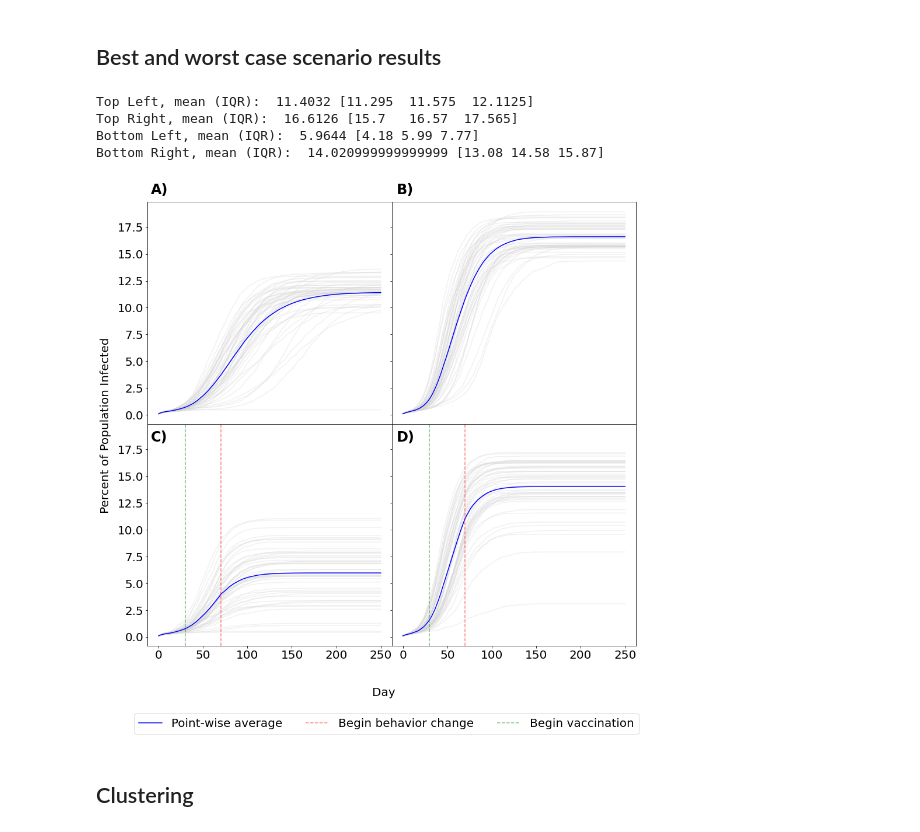
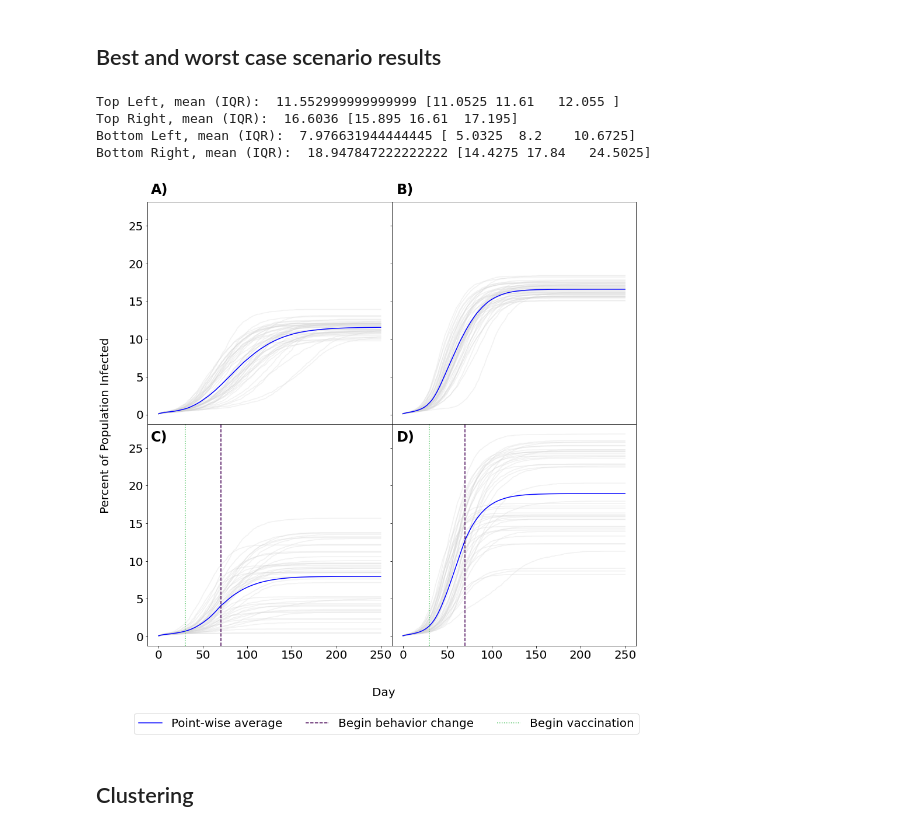
Before and after one commit to onnela-lab/mpox-model, a Jupyter notebook: Supplement Code/supplement_figures.ipynb, the cells around one changed output. Saved outputs shown, nothing was run; the diff lists cells and outputs as text; code cells hidden in the pictures.

```diff
--- a/Supplement Code/supplement_figures.ipynb
+++ b/Supplement Code/supplement_figures.ipynb
@@ -467,3 +460,9 @@ worst_2_mean = np.mean(worst2_1, axis = 0)[2:]
+# %%
+best_0_mean = np.mean(best0, axis = 0)[6:]
+worst_0_mean = np.mean(worst0, axis = 0)[6:]
+
+best_2_mean = np.mean(best2, axis = 0)[6:]
+worst_2_mean = np.mean(worst2, axis = 0)[6:]
 # %%
 ## Compare intervention on best/worst case scenarios
 
@@ -478,52 +477,52 @@ fig.text(0.05, 0.5, 'Percent of Population Infected', va='center', rotation='ver
 ax_list = [ax1, ax2, ax3, ax4]
 df_list = [best_0_mean, worst_0_mean, best_2_mean, worst_2_mean]
 
-for i in range(len(best0_1[:,0])):
-    ax1.plot(x, best0_1[i,2:]/div_by, color = 'lightgray', alpha = 0.3)
-    ax2.plot(x, worst0_1[i,2:]/div_by, color = 'lightgray', alpha = 0.3)
-    ax3.plot(x, best2_1[i,2:]/div_by, color = 'lightgray', alpha = 0.3)
-    ax4.plot(x, worst2_1[i,2:]/div_by, color = 'lightgray', alpha = 0.3)
+for i in range(len(best0[6:,0])):
+    ax1.plot(x, best0[i,6:]/div_by, color = 'lightgray', alpha = 0.3)
+    ax2.plot(x, worst0[i,6:]/div_by, color = 'lightgray', alpha = 0.3)
+    ax3.plot(x, best2[i,6:]/div_by, color = 'lightgray', alpha = 0.3)
+    ax4.plot(x, worst2[i,6:]/div_by, color = 'lightgray', alpha = 0.3)
 
 ax1.plot(x, best_0_mean/div_by, color = 'blue')
 ax2.plot(x, worst_0_mean/div_by, color = 'blue')
 ax3.plot(x, best_2_mean/div_by, color = 'blue')
 ax4.plot(x, worst_2_mean/div_by, color = 'blue', label = "Point-wise average")
 
 for ax in [ax3, ax4]:
-    ax.axvline(x = 70, color = "red", alpha = 0.5, linestyle = "dashed", label = "Begin behavior change")
+    ax.axvline(x = 70, color = "#440154FF", alpha = 1, linestyle = "dashed", label = "Begin behavior change")
 
 for ax in [ax3, ax4]:
-    ax.axvline(x = 30, color = 'green', alpha = 0.5, linestyle = "dashed", label = "Begin vaccination")
+    ax.axvline(x = 30, color = '#55C667FF', alpha = 1, linestyle = "dotted", label = "Begin vaccination")
 
 
 # Shrink current axis by 20%
 box = ax4.get_position()
 
 # Put a legend below the current axis
 ax4.legend(loc='center left', bbox_to_anchor=(-1.08, -0.35), ncol = 3)
 
 fig.text(0.13, 0.9, 'A)', va='center', fontweight = 'bold', fontsize = 24)
 fig.text(0.52, 0.9, 'B)', va='center', fontweight = 'bold', fontsize = 24)
 fig.text(0.13, 0.48, 'C)', va='center', fontweight = 'bold', fontsize = 24)
 fig.text(0.52, 0.48, 'D)', va='center', fontweight = 'bold', fontsize = 24)
 
 # Put a legend to the right of the current axis
-#plt.savefig('cumul_inf_base_beh_both_quar2.pdf', dpi=600, bbox_inches = "tight")
+plt.savefig('cumul_inf_base_beh_both_quar2.pdf', dpi=600, bbox_inches = "tight")
 
 # Print out results to put in text
-print("Top Left, mean (IQR): ", best_0_mean[-1]/div_by, np.percentile(best0_1[:,-1]/div_by, [25, 50, 75]))
-print("Top Right, mean (IQR): ", worst_0_mean[-1]/div_by, np.percentile(worst0_1[:,-1]/div_by, [25, 50, 75]))
+print("Top Left, mean (IQR): ", best_0_mean[-1]/div_by, np.percentile(best0[:,-1]/div_by, [25, 50, 75]))
+print("Top Right, mean (IQR): ", worst_0_mean[-1]/div_by, np.percentile(worst0[:,-1]/div_by, [25, 50, 75]))
 # Print out results to put in text
-print("Bottom Left, mean (IQR): ", best_2_mean[-1]/div_by, np.percentile(best2_1[:,-1]/div_by, [25, 50, 75]))
-print("Bottom Right, mean (IQR): ", worst_2_mean[-1]/div_by, np.percentile(worst2_1[:,-1]/div_by, [25, 50, 75]))
+print("Bottom Left, mean (IQR): ", best_2_mean[-1]/div_by, np.percentile(best2[:,-1]/div_by, [25, 50, 75]))
+print("Bottom Right, mean (IQR): ", worst_2_mean[-1]/div_by, np.percentile(worst2[:,-1]/div_by, [25, 50, 75]))
 
 plt.savefig('bestworst_scenarios.pdf', dpi=600, bbox_inches = "tight")
 # %% [output]
-Top Left, mean (IQR):  11.4032 [11.295  11.575  12.1125]
-Top Right, mean (IQR):  16.6126 [15.7   16.57  17.565]
-Bottom Left, mean (IQR):  5.9644 [4.18 5.99 7.77]
-Bottom Right, mean (IQR):  14.020999999999999 [13.08 14.58 15.87]
+Top Left, mean (IQR):  11.552999999999999 [11.0525 11.61   12.055 ]
+Top Right, mean (IQR):  16.6036 [15.895 16.61  17.195]
+Bottom Left, mean (IQR):  7.976631944444445 [ 5.0325  8.2    10.6725]
+Bottom Right, mean (IQR):  18.947847222222222 [14.4275 17.84   24.5025]
-[figure, old version]
+[figure, new version]
 # %% [markdown]
 ## Clustering
 # %%
```
Also changed, not shown: parts of 37 cells of this notebook, 8 other files.
